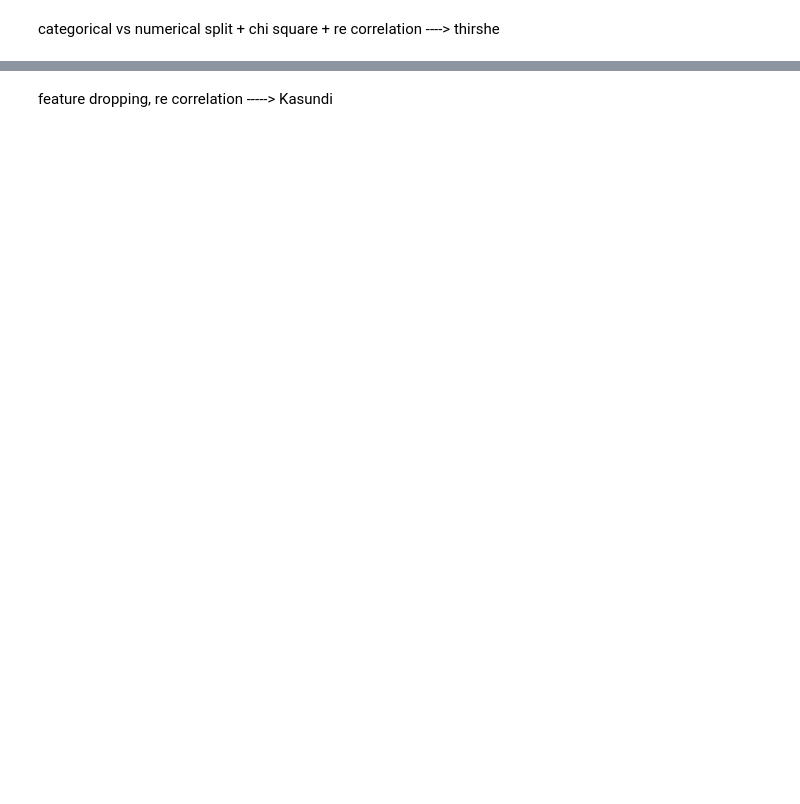
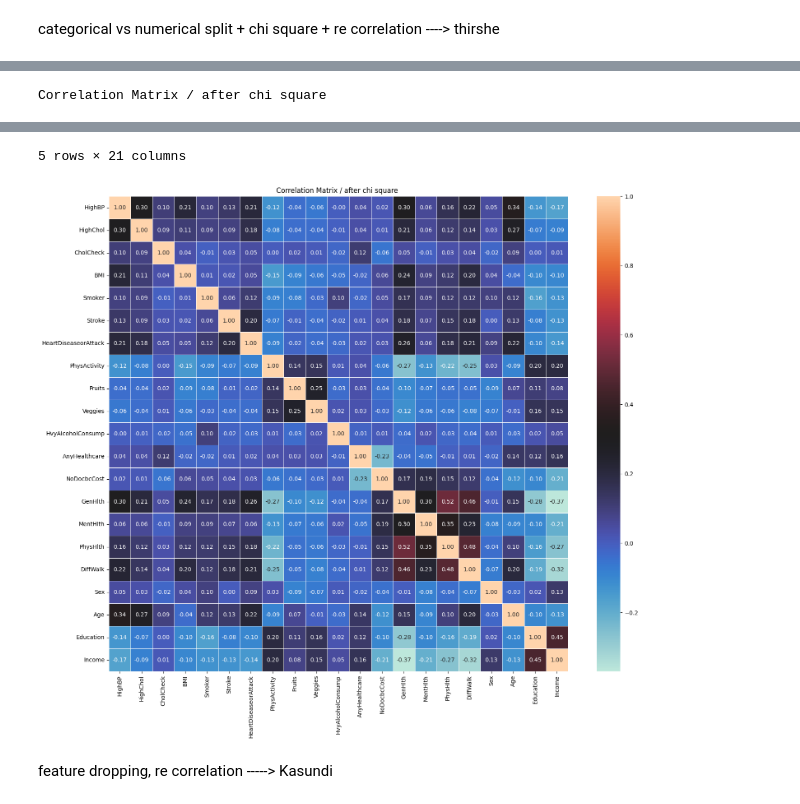
Before and after one commit to ArsenicV/IT2011-AIML-Project, a Jupyter notebook: notebooks/drist_preprocessing.ipynb, the cells around one changed output, grey strips where cells are left out. Drawn from its saved outputs; the diff is of its cells as text; code cells hidden in the pictures; blank space fills up the shorter version.

```diff
--- a/notebooks/drist_preprocessing.ipynb
+++ b/notebooks/drist_preprocessing.ipynb
@@ -153,6 +223,26 @@ categorical vs numerical split + chi square + re correlation ----> thirshe
 # [cell 06]
 
 from sklearn.feature_selection import SelectKBest, chi2
+import numpy as np
+import matplotlib.pyplot as plt
+import pandas as pd
+from sklearn.preprocessing import StandardScaler
+
+
+drive.mount('/content/drive')
+file_path = '/content/drive/MyDrive/datasets/trainbaldf11.csv'
+
+
+df = pd.read_csv(file_path)
+x = df.drop('Diabetes_binary', axis=1) ## that ground truth we predict ---> 'Diabetes_binary'
+use = df['Diabetes_binary']
+
+pdx = pd.DataFrame(x)
+pduse = pd.Series(use)
+
+
+print(list(df.columns))
+df.head(20)
 
 categorical_features = [
     'HighBP', 'HighChol', 'CholCheck', 'Smoker', 'Stroke', 'HeartDiseaseorAttack',
@@ -196,5 +347,5 @@ print("Features with high Chi2_Score and low P_Value are strong candidates for r
 # %%
-# Calculate the correlation matrix for the features in pdx
+import seaborn as sns
 re_corr = pdx.corr()
 
 print("Correlation Matrix / after chi square ")
@@ -202,6 +353,8 @@ display(re_corr.head())
 
 # Visualize the correlation matrix using a heatmap
 plt.figure(figsize=(18, 15))
-sns.heatmap(inter_feature_corr, annot=True, cmap='coolwarm', fmt=".2f", linewidths=.5)
+sns.heatmap(re_corr, annot=True, cmap='icefire', fmt=".2f", linewidths=.5)
 plt.title('Correlation Matrix / after chi square ')
 plt.show()
+# %% [output]
+Correlation Matrix / after chi square
@@ -208,3 +367,5 @@ plt.show()
+5 rows × 21 columns
+[figure, added]
 # %% [markdown]
 feature dropping, re correlation -----> Kasundi
 # %%
```
Also changed, not shown: parts of 15 cells of this notebook.
